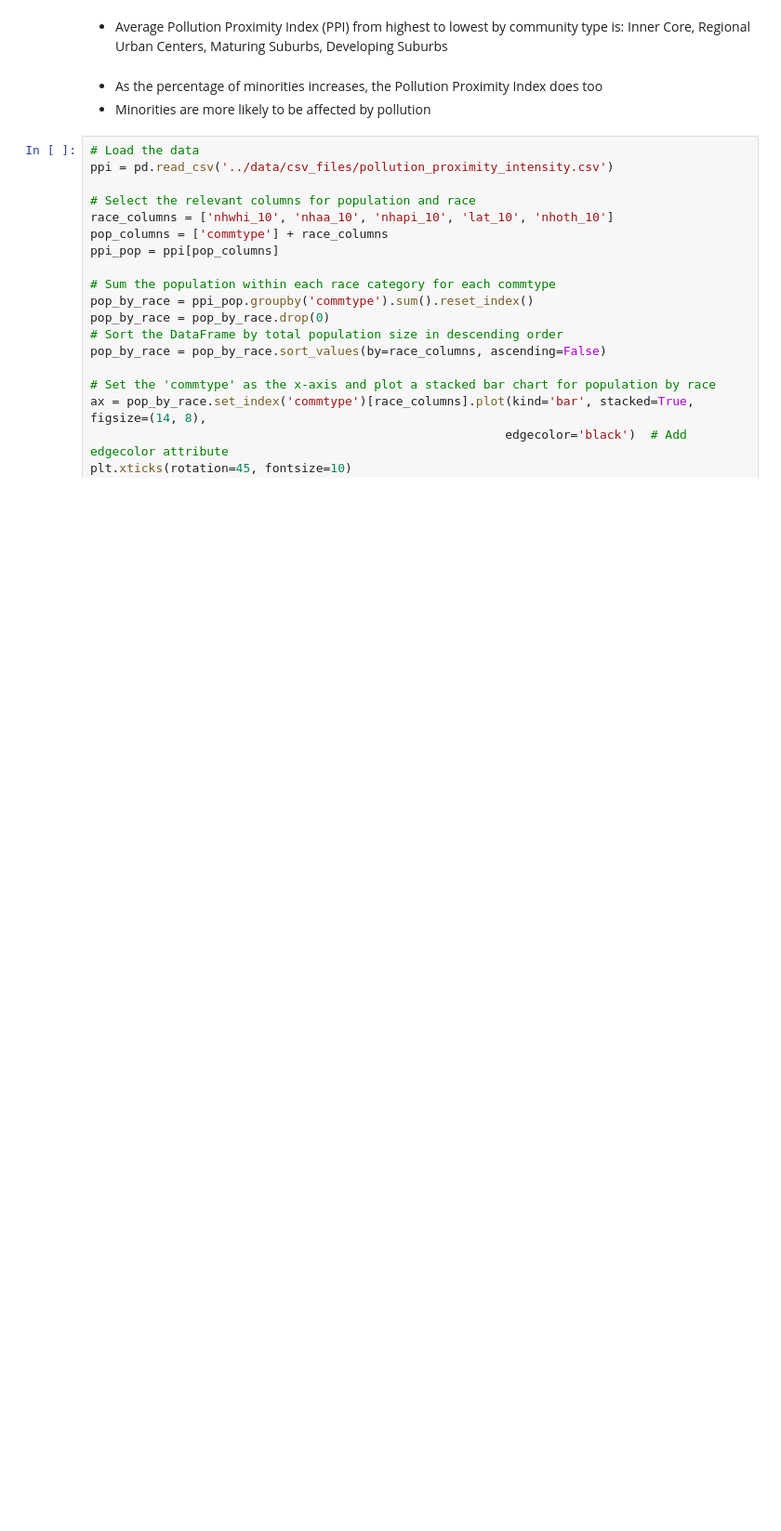
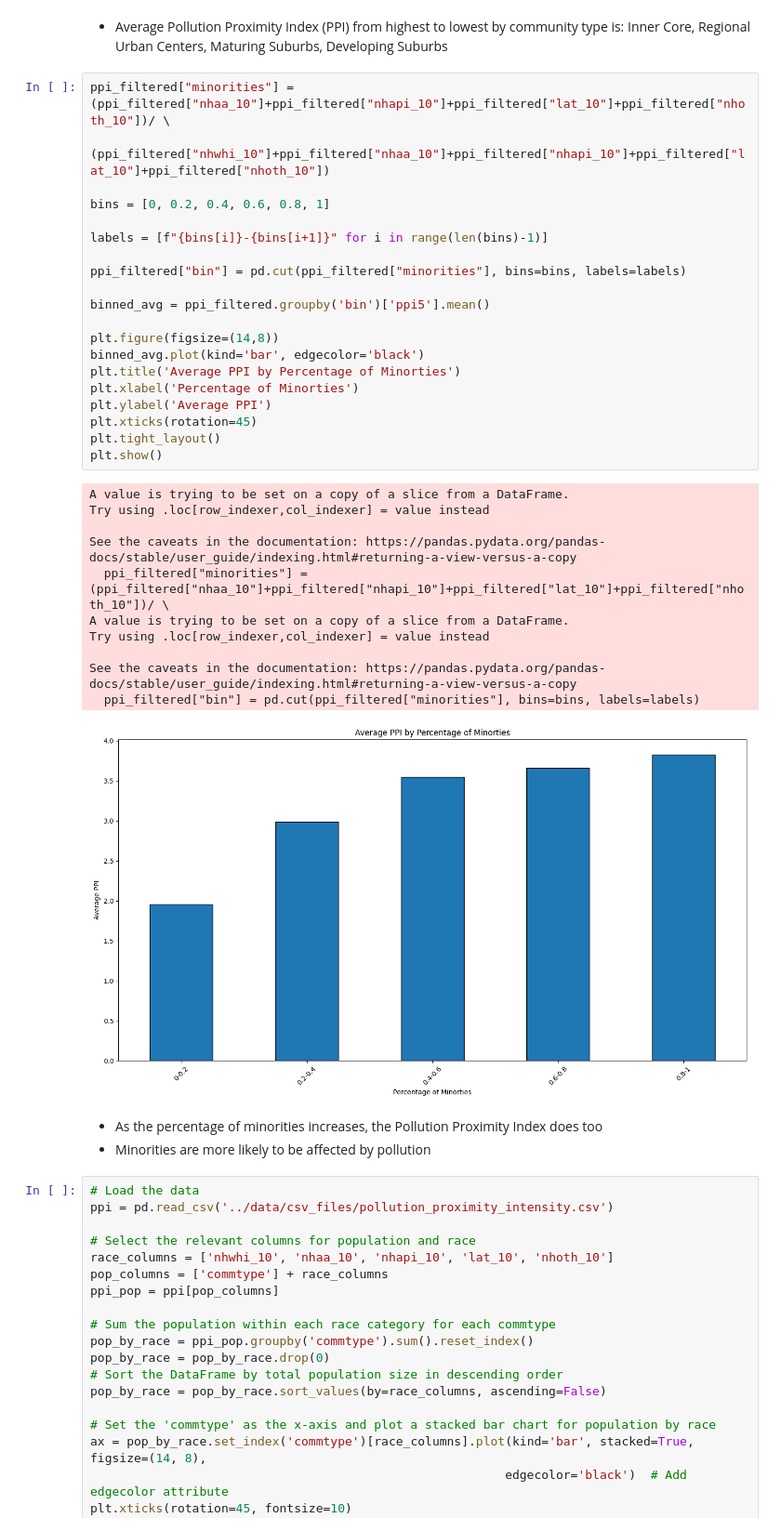
Before and after one commit to BU-Spark/ds-boston-transit-air-quality, a Jupyter notebook: fa23-team-a/code/ppi.ipynb, the cells around one changed output. Shown at 93% size. Drawn from its saved outputs; the diff is of its cells as text; blank space fills up the shorter version.

```diff
--- a/fa23-team-a/code/ppi.ipynb
+++ b/fa23-team-a/code/ppi.ipynb
@@ -27,5 +27,37 @@ plt.show()
 # %% [markdown]
 - Average Pollution Proximity Index (PPI) from highest to lowest by community type is: Inner Core, Regional Urban Centers, Maturing Suburbs, Developing Suburbs
+# %%
+ppi_filtered["minorities"] = (ppi_filtered["nhaa_10"]+ppi_filtered["nhapi_10"]+ppi_filtered["lat_10"]+ppi_filtered["nhoth_10"])/ \
+                            (ppi_filtered["nhwhi_10"]+ppi_filtered["nhaa_10"]+ppi_filtered["nhapi_10"]+ppi_filtered["lat_10"]+ppi_filtered["nhoth_10"])
+
+bins = [0, 0.2, 0.4, 0.6, 0.8, 1]
+
+labels = [f"{bins[i]}-{bins[i+1]}" for i in range(len(bins)-1)]
+
+ppi_filtered["bin"] = pd.cut(ppi_filtered["minorities"], bins=bins, labels=labels)
+
+binned_avg = ppi_filtered.groupby('bin')['ppi5'].mean()
+
+plt.figure(figsize=(14,8))
+binned_avg.plot(kind='bar', edgecolor='black')
+plt.title('Average PPI by Percentage of Minorties')
+plt.xlabel('Percentage of Minorties')
+plt.ylabel('Average PPI')
+plt.xticks(rotation=45)
+plt.tight_layout()
+plt.show()
+# %% [output]
+A value is trying to be set on a copy of a slice from a DataFrame.
+Try using .loc[row_indexer,col_indexer] = value instead
+
+See the caveats in the documentation: https://pandas.pydata.org/pandas-docs/stable/user_guide/indexing.html#returning-a-view-versus-a-copy
+  ppi_filtered["minorities"] = (ppi_filtered["nhaa_10"]+ppi_filtered["nhapi_10"]+ppi_filtered["lat_10"]+ppi_filtered["nhoth_10"])/ \
+A value is trying to be set on a copy of a slice from a DataFrame.
+Try using .loc[row_indexer,col_indexer] = value instead
+
+See the caveats in the documentation: https://pandas.pydata.org/pandas-docs/stable/user_guide/indexing.html#returning-a-view-versus-a-copy
+  ppi_filtered["bin"] = pd.cut(ppi_filtered["minorities"], bins=bins, labels=labels)
+[figure, added]
 # %% [markdown]
 - As the percentage of minorities increases, the Pollution Proximity Index does too
 - Minorities are more likely to be affected by pollution
```
Also changed, not shown: parts of 1 cell of this notebook.
